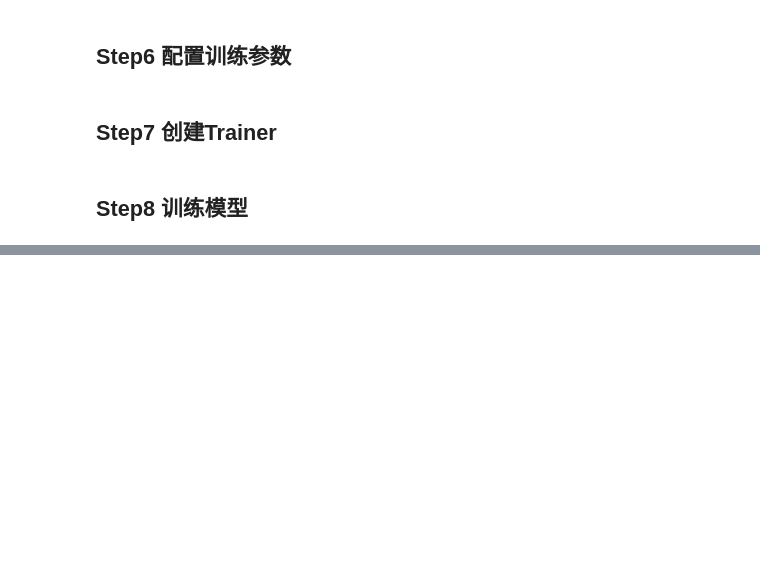
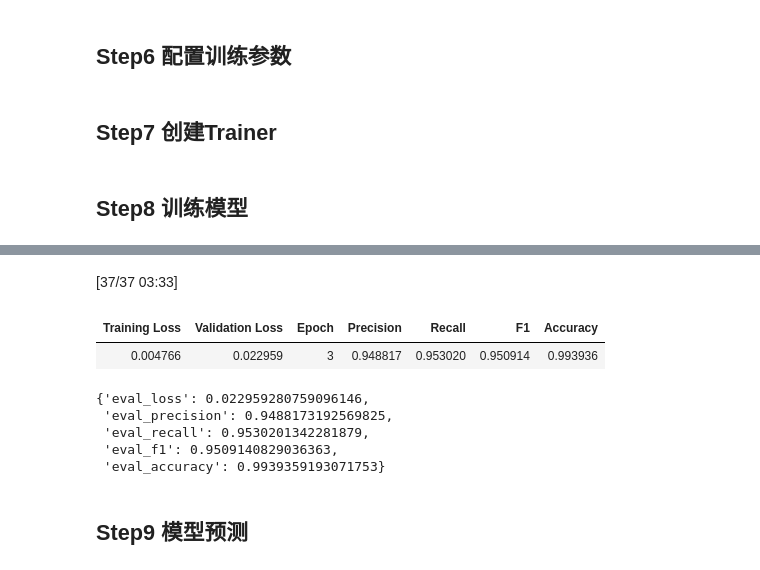
Before and after one commit to PikaPikaPika97/transformers-code, a Jupyter notebook: 02-NLP Tasks/09-token_classification/ner_my.ipynb, the cells around one changed output, grey strips where cells are left out. Saved outputs shown, nothing was run; the diff lists cells and outputs as text; code cells hidden in the pictures; blank space fills up the shorter version.

```diff
--- a/02-NLP Tasks/09-token_classification/ner_my.ipynb
+++ b/02-NLP Tasks/09-token_classification/ner_my.ipynb
@@ -369,0 +375,13 @@ KeyboardInterrupt:
+# %%
+trainer.evaluate(eval_dataset=tokenized_datasets["test"])
+# %% [output]
+[37/37 03:33]
+| Training Loss | Validation Loss | Epoch | Precision | Recall | F1 | Accuracy |
+| 0.004766 | 0.022959 | 3 | 0.948817 | 0.953020 | 0.950914 | 0.993936 |
+{'eval_loss': 0.022959280759096146,
+ 'eval_precision': 0.9488173192569825,
+ 'eval_recall': 0.9530201342281879,
+ 'eval_f1': 0.9509140829036363,
+ 'eval_accuracy': 0.9939359193071753}
+# %% [markdown]
+ ## Step9 模型预测
```
Also changed, not shown: parts of 10 cells of this notebook.
